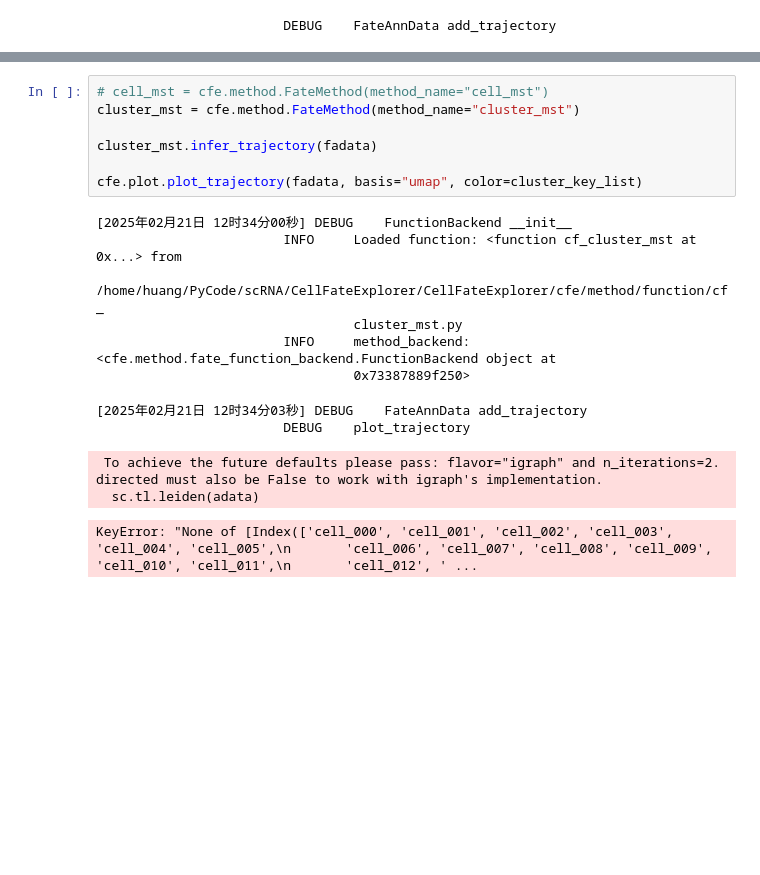
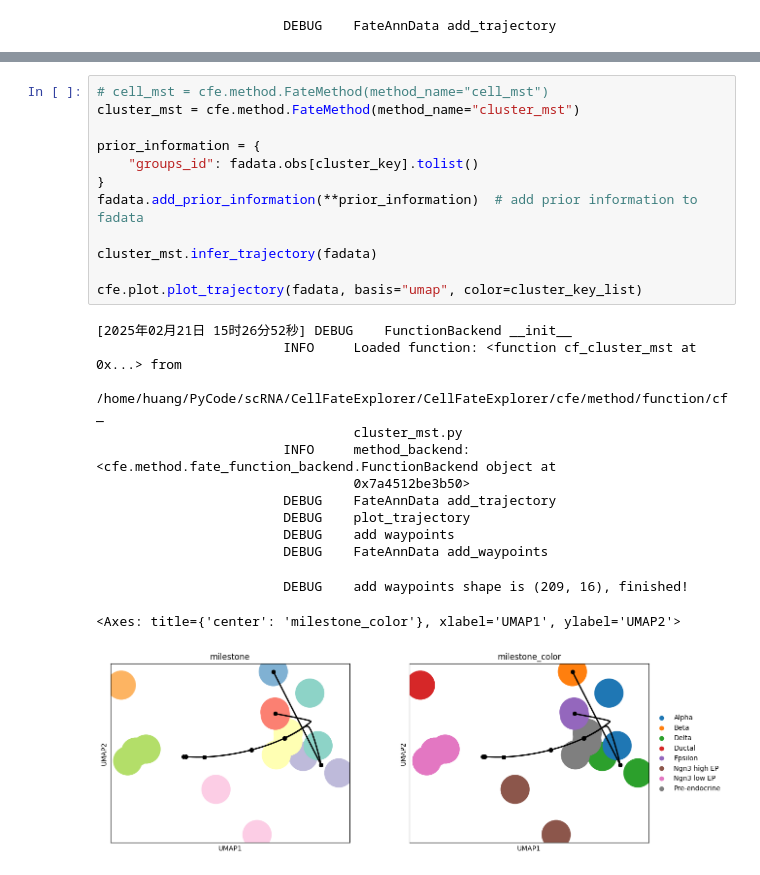
Before and after one commit to HuangDDU/cafe-release, a Jupyter notebook: notebook/benchmark_scvelo_pancreas_tmp.ipynb, the cells around one changed output, grey strips where cells are left out. Saved outputs shown, nothing was run; the diff lists cells and outputs as text; blank space fills up the shorter version.

```diff
--- a/notebook/benchmark_scvelo_pancreas_tmp.ipynb
+++ b/notebook/benchmark_scvelo_pancreas_tmp.ipynb
@@ -93,19 +93,26 @@ AnnData object with n_obs × n_vars = 16 × 27998
 # %%
 # cell_mst = cfe.method.FateMethod(method_name="cell_mst")
 cluster_mst = cfe.method.FateMethod(method_name="cluster_mst")
 
+prior_information = {
+    "groups_id": fadata.obs[cluster_key].tolist()
+}
+fadata.add_prior_information(**prior_information)  # add prior information to fadata
+
 cluster_mst.infer_trajectory(fadata)
 
 cfe.plot.plot_trajectory(fadata, basis="umap", color=cluster_key_list)
 # %% [output]
-[2025年02月21日 12时34分00秒] DEBUG    FunctionBackend __init__
+[2025年02月21日 15时26分52秒] DEBUG    FunctionBackend __init__
                         INFO     Loaded function: <function cf_cluster_mst at 0x...> from
                                  /home/huang/PyCode/scRNA/CellFateExplorer/CellFateExplorer/cfe/method/function/cf_
                                  cluster_mst.py
                         INFO     method_backend: <cfe.method.fate_function_backend.FunctionBackend object at
-                                 0x73387889f250>
+                                 0x7a4512be3b50>
+                        DEBUG    FateAnnData add_trajectory
+                        DEBUG    plot_trajectory
+                        DEBUG    add waypoints
+                        DEBUG    FateAnnData add_waypoints
-[2025年02月21日 12时34分03秒] DEBUG    FateAnnData add_trajectory
-                        DEBUG    plot_trajectory
+                        DEBUG    add waypoints shape is (209, 16), finished!
- To achieve the future defaults please pass: flavor="igraph" and n_iterations=2.  directed must also be False to work with igraph's implementation.
-  sc.tl.leiden(adata)
+<Axes: title={'center': 'milestone_color'}, xlabel='UMAP1', ylabel='UMAP2'>
-KeyError: "None of [Index(['cell_000', 'cell_001', 'cell_002', 'cell_003', 'cell_004', 'cell_005',\n       'cell_006', 'cell_007', 'cell_008', 'cell_009', 'cell_010', 'cell_011',\n       'cell_012', ' ...
+[figure, added]
```
Also changed, not shown: parts of 2 cells of this notebook, 4 other files.
